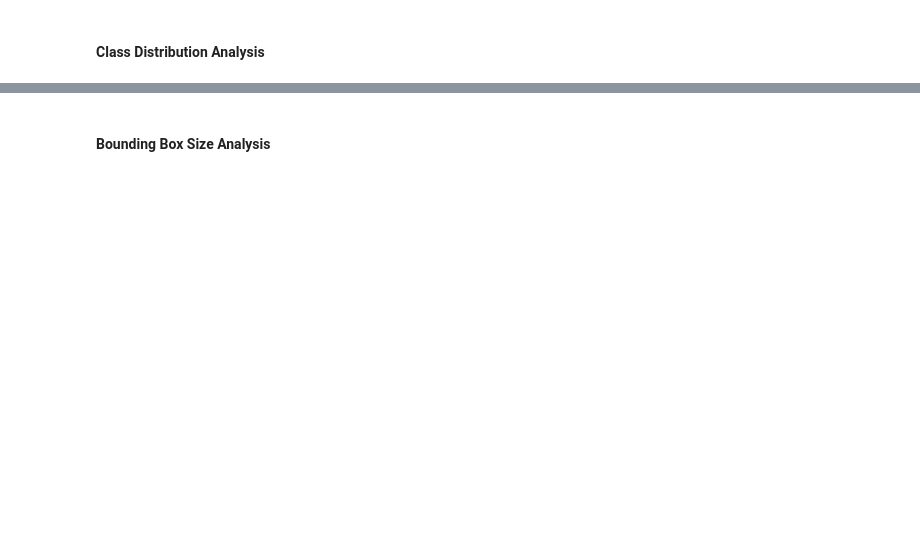
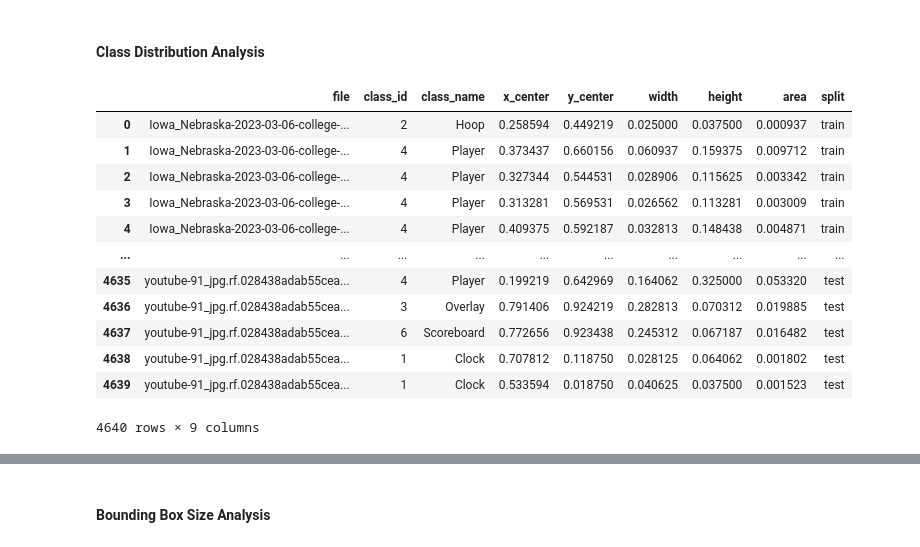
Before and after one commit to Nolan-Lo/basketball-computer-vision, a Jupyter notebook: notebooks/01-data-exploration.ipynb, the cells around one changed output, grey strips where cells are left out. Drawn from its saved outputs; the diff is of its cells as text; code cells hidden in the pictures; blank space fills up the shorter version.

```diff
--- a/notebooks/01-data-exploration.ipynb
+++ b/notebooks/01-data-exploration.ipynb
@@ -108,2 +137,18 @@ Unique images: 320
 # %% [markdown]
 #### Class Distribution Analysis
+# %%
+all_df
+# %% [output]
+|  | file | class_id | class_name | x_center | y_center | width | height | area | split |
+| 0 | Iowa_Nebraska-2023-03-06-college-... | 2 | Hoop | 0.258594 | 0.449219 | 0.025000 | 0.037500 | 0.000937 | train |
+| 1 | Iowa_Nebraska-2023-03-06-college-... | 4 | Player | 0.373437 | 0.660156 | 0.060937 | 0.159375 | 0.009712 | train |
+| 2 | Iowa_Nebraska-2023-03-06-college-... | 4 | Player | 0.327344 | 0.544531 | 0.028906 | 0.115625 | 0.003342 | train |
+| 3 | Iowa_Nebraska-2023-03-06-college-... | 4 | Player | 0.313281 | 0.569531 | 0.026562 | 0.113281 | 0.003009 | train |
+| 4 | Iowa_Nebraska-2023-03-06-college-... | 4 | Player | 0.409375 | 0.592187 | 0.032813 | 0.148438 | 0.004871 | train |
+| ... | ... | ... | ... | ... | ... | ... | ... | ... | ... |
+| 4635 | youtube-91_jpg.rf.028438adab55cea... | 4 | Player | 0.199219 | 0.642969 | 0.164062 | 0.325000 | 0.053320 | test |
+| 4636 | youtube-91_jpg.rf.028438adab55cea... | 3 | Overlay | 0.791406 | 0.924219 | 0.282813 | 0.070312 | 0.019885 | test |
+| 4637 | youtube-91_jpg.rf.028438adab55cea... | 6 | Scoreboard | 0.772656 | 0.923438 | 0.245312 | 0.067187 | 0.016482 | test |
+| 4638 | youtube-91_jpg.rf.028438adab55cea... | 1 | Clock | 0.707812 | 0.118750 | 0.028125 | 0.064062 | 0.001802 | test |
+| 4639 | youtube-91_jpg.rf.028438adab55cea... | 1 | Clock | 0.533594 | 0.018750 | 0.040625 | 0.037500 | 0.001523 | test |
+4640 rows × 9 columns
```
Also changed, not shown: parts of 6 cells of this notebook.
